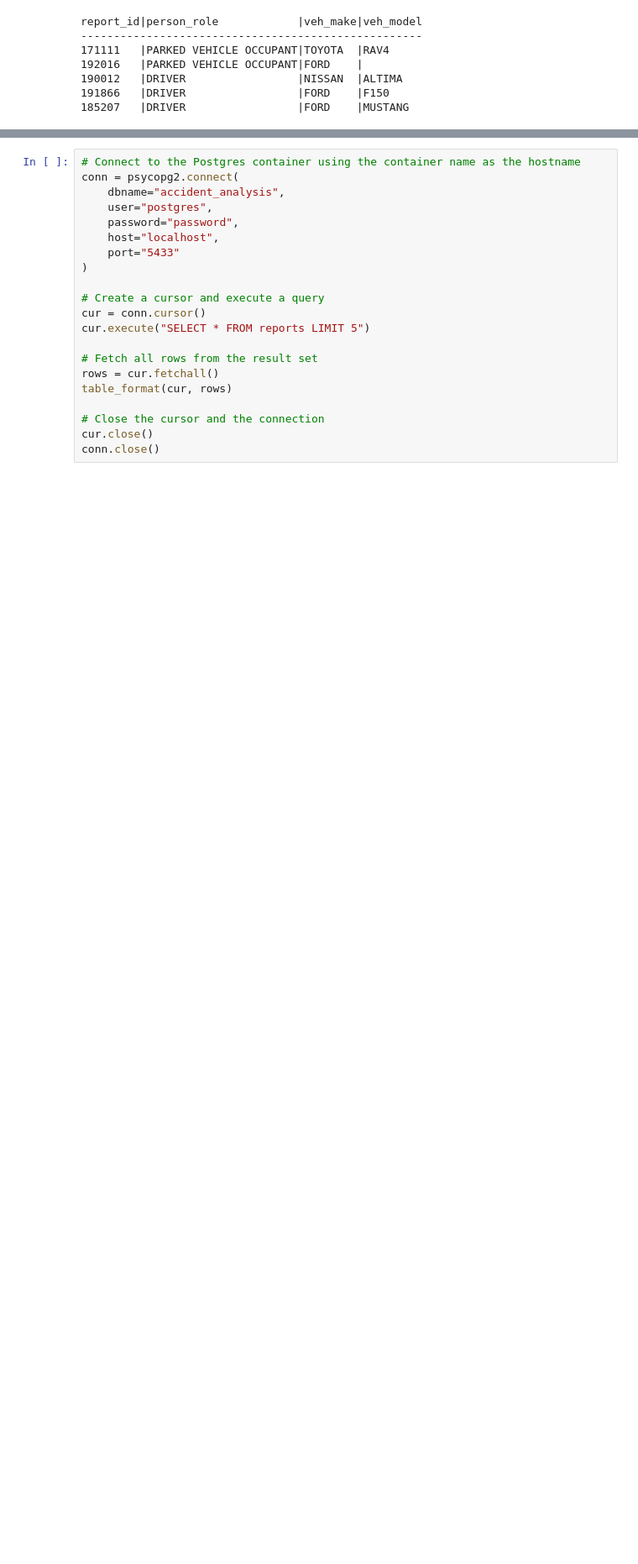
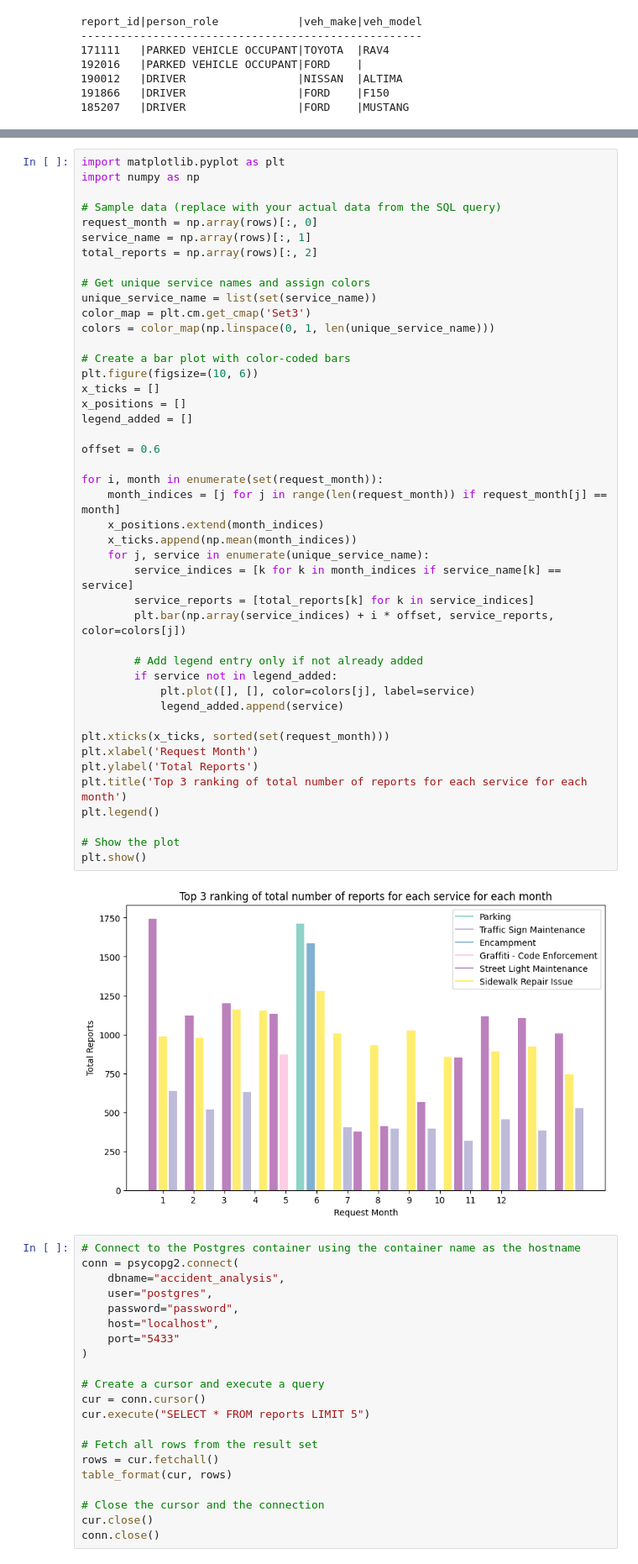
Before and after one commit to jgeng99/San-Diego-Accident-Analysis, a Jupyter notebook: Neo4J/SQL analysis.ipynb, the cells around one changed output, grey strips where cells are left out. Shown at 84% size. Cells and saved outputs as stored; diff of their text form; blank space fills up the shorter version.

```diff
--- a/Neo4J/SQL analysis.ipynb
+++ b/Neo4J/SQL analysis.ipynb
@@ -302,3 +382,49 @@ report_id|objectid
+# %%
+import matplotlib.pyplot as plt
+import numpy as np
+
+# Sample data (replace with your actual data from the SQL query)
+request_month = np.array(rows)[:, 0]
+service_name = np.array(rows)[:, 1]
+total_reports = np.array(rows)[:, 2]
+
+# Get unique service names and assign colors
+unique_service_name = list(set(service_name))
+color_map = plt.cm.get_cmap('Set3')
+colors = color_map(np.linspace(0, 1, len(unique_service_name)))
+
+# Create a bar plot with color-coded bars
+plt.figure(figsize=(10, 6))
+x_ticks = []
+x_positions = []
+legend_added = []
+
+offset = 0.6
+
+for i, month in enumerate(set(request_month)):
+    month_indices = [j for j in range(len(request_month)) if request_month[j] == month]
+    x_positions.extend(month_indices)
+    x_ticks.append(np.mean(month_indices))
+    for j, service in enumerate(unique_service_name):
+        service_indices = [k for k in month_indices if service_name[k] == service]
+        service_reports = [total_reports[k] for k in service_indices]
+        plt.bar(np.array(service_indices) + i * offset, service_reports, color=colors[j])
+
+        # Add legend entry only if not already added
+        if service not in legend_added:
+            plt.plot([], [], color=colors[j], label=service)
+            legend_added.append(service)
+
+plt.xticks(x_ticks, sorted(set(request_month)))
+plt.xlabel('Request Month')
+plt.ylabel('Total Reports')
+plt.title('Top 3 ranking of total number of reports for each service for each month')
+plt.legend()
+
+# Show the plot
+plt.show()
+# %% [output]
+[figure, added]
 # %%
 # Connect to the Postgres container using the container name as the hostname
 conn = psycopg2.connect(
```
Also changed, not shown: parts of 11 cells of this notebook.
